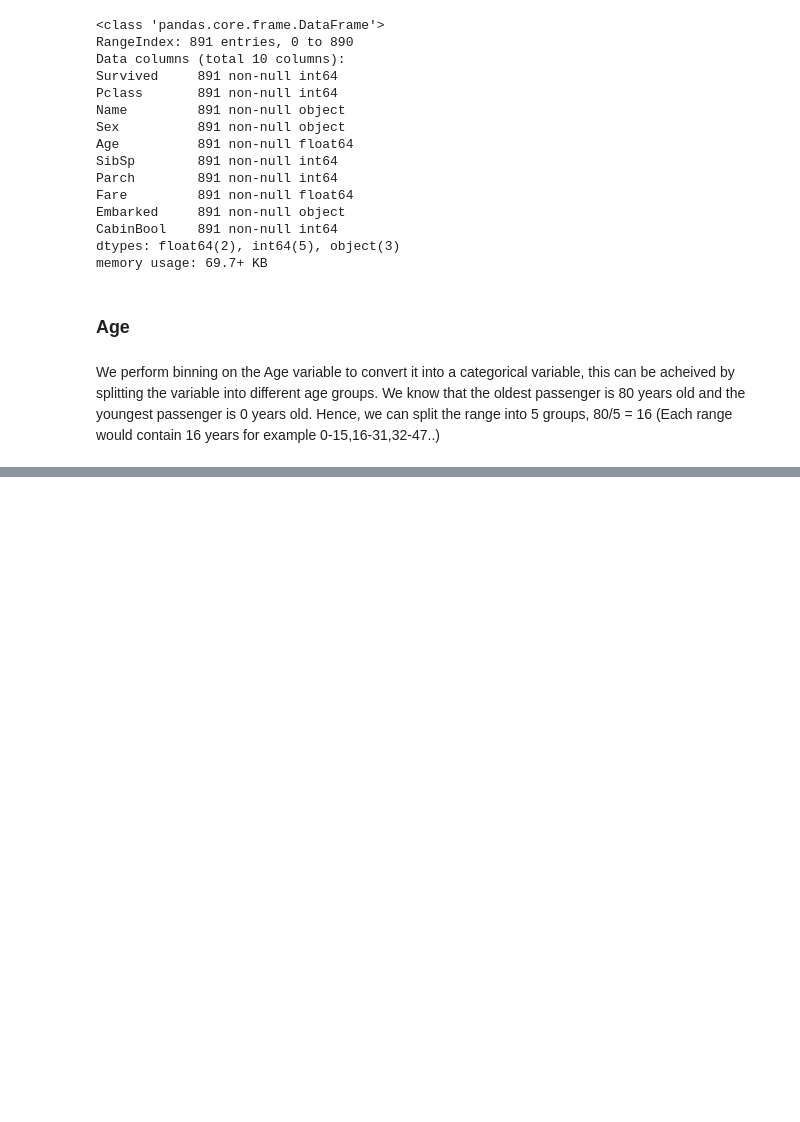
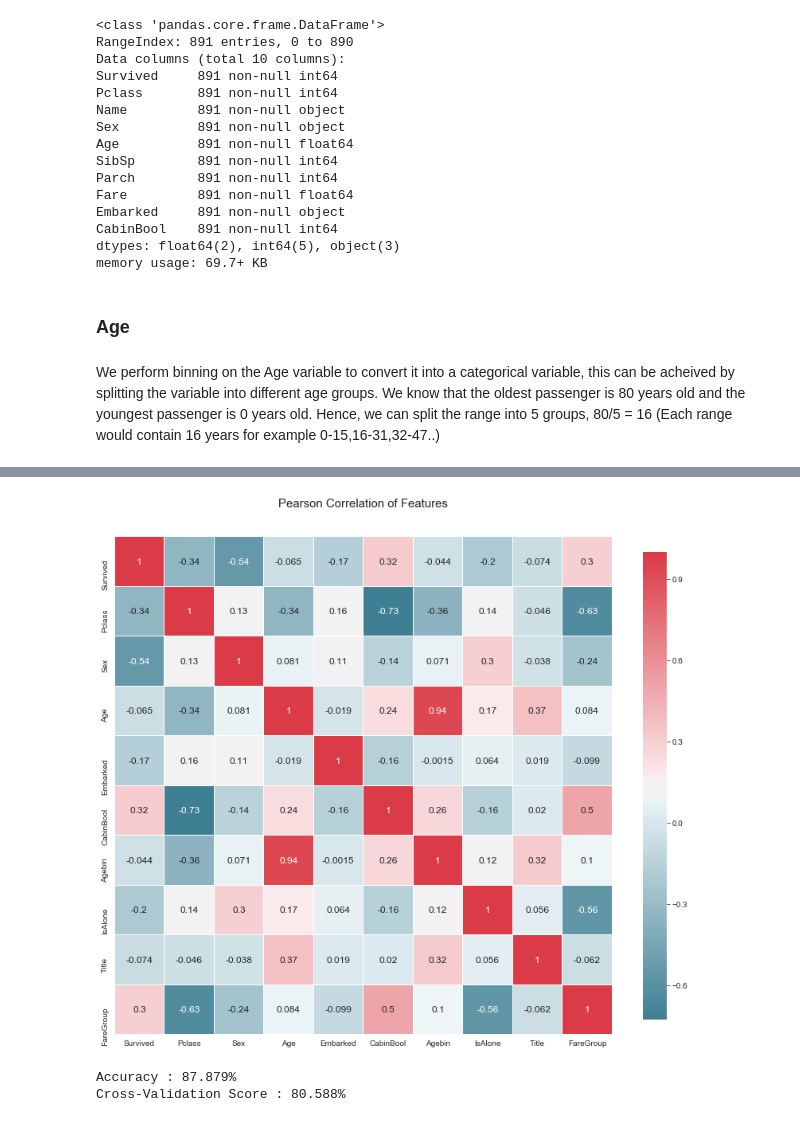
Before and after one commit to Javiery3889/kaggle-solutions, a Jupyter notebook: CA1_Titanic/CA1_Titanic.ipynb, the cells around one changed output, grey strips where cells are left out. Drawn from its saved outputs; the diff is of its cells as text; code cells hidden in the pictures; blank space fills up the shorter version.

```diff
--- a/CA1_Titanic/CA1_Titanic.ipynb
+++ b/CA1_Titanic/CA1_Titanic.ipynb
@@ -298,0 +408,3 @@ memory usage: 63.7+ KB
+# %%
+train_dataset.drop("Name",axis=1, inplace = True)
+train_dataset.info()
@@ -298,0 +431,3 @@ memory usage: 63.7+ KB
+# %%
+train_dataset['FareGroup'] = pd.qcut(train_dataset['Fare'], 4)
+train_dataset[['FareGroup', 'Survived']].groupby(['FareGroup'], as_index=False).mean().sort_values(by='FareGroup', ascending=True)
@@ -298,0 +442,3 @@ memory usage: 63.7+ KB
+# %%
+train_dataset.drop("Fare",axis=1, inplace = True)
+train_dataset.info()
@@ -298,0 +463,7 @@ memory usage: 63.7+ KB
+# %%
+from sklearn.preprocessing import LabelEncoder
+var_mod = ["Pclass","Sex","Embarked","CabinBool","Agebin","IsAlone","Title","FareGroup"]
+le = LabelEncoder()
+for i in var_mod:
+    train_dataset[i] = le.fit_transform(train_dataset[i])
+train_dataset.info()
@@ -298,0 +486,22 @@ memory usage: 63.7+ KB
+# %%
+#correlation heatmap of dataset
+def correlation_heatmap(df):
+    _ , ax = plt.subplots(figsize =(14, 12))
+    colormap = sns.diverging_palette(220, 10, as_cmap = True)
+
+    _ = sns.heatmap(
+        df.corr(),
+        cmap = colormap,
+        square=True,
+        cbar_kws={'shrink':.9 },
+        ax=ax,
+        annot=True,
+        linewidths=0.1,vmax=1.0, linecolor='white',
+        annot_kws={'fontsize':12 }
+    )
+
+    plt.title('Pearson Correlation of Features', y=1.05, size=15)
+
+correlation_heatmap(train_dataset)
+# %% [output]
+[figure, added]
@@ -298,0 +551,8 @@ memory usage: 63.7+ KB
+# %%
+outcome_var = "Survived"
+model =  DecisionTreeClassifier()
+predictor_var = ["Pclass","Sex","CabinBool","IsAlone","FareGroup","Title","Embarked","Agebin"]
+classification_model(model, train_dataset,predictor_var,outcome_var)
+# %% [output]
+Accuracy : 87.879%
+Cross-Validation Score : 80.588%
```
Also changed, not shown: parts of 26 cells of this notebook.
